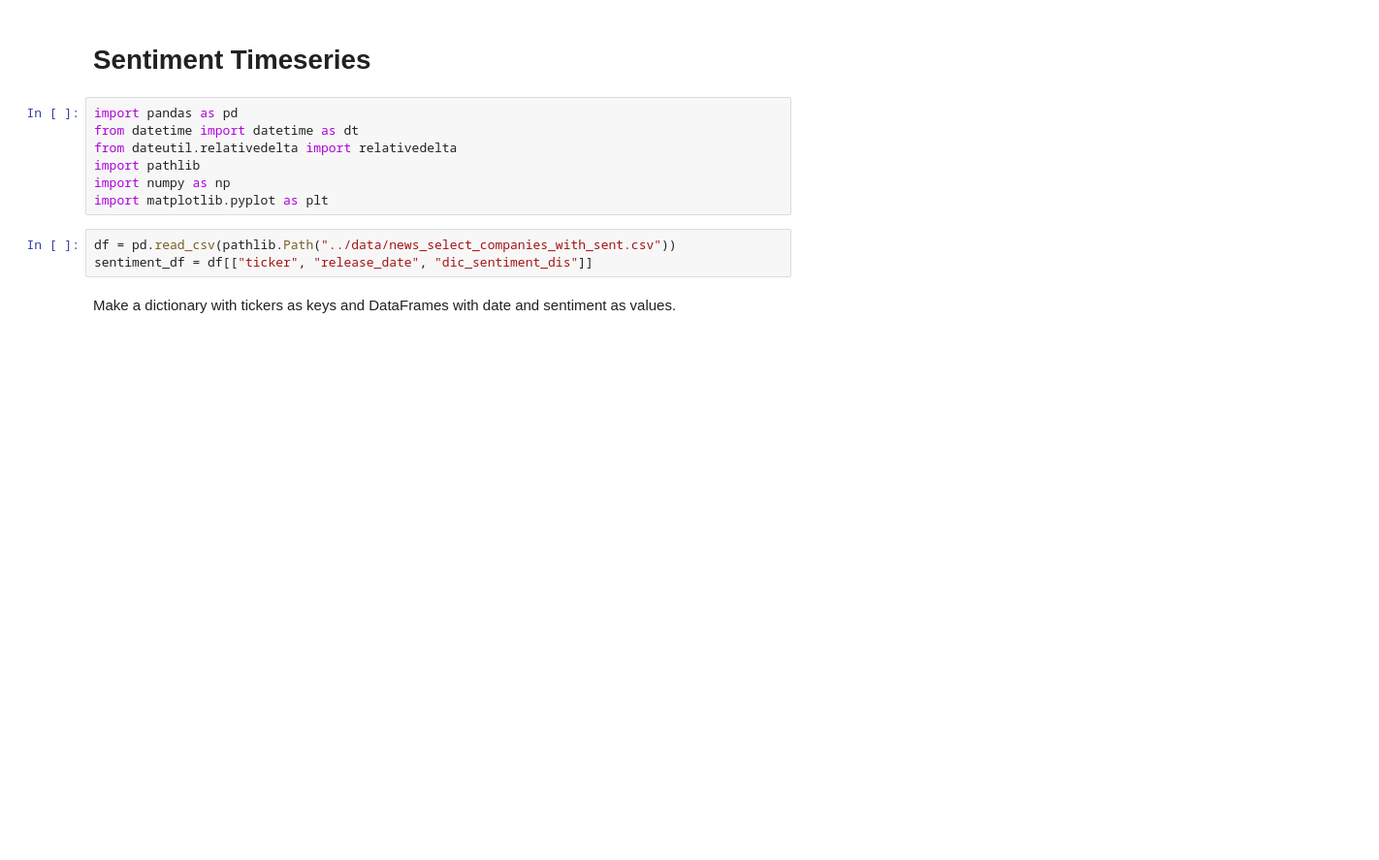
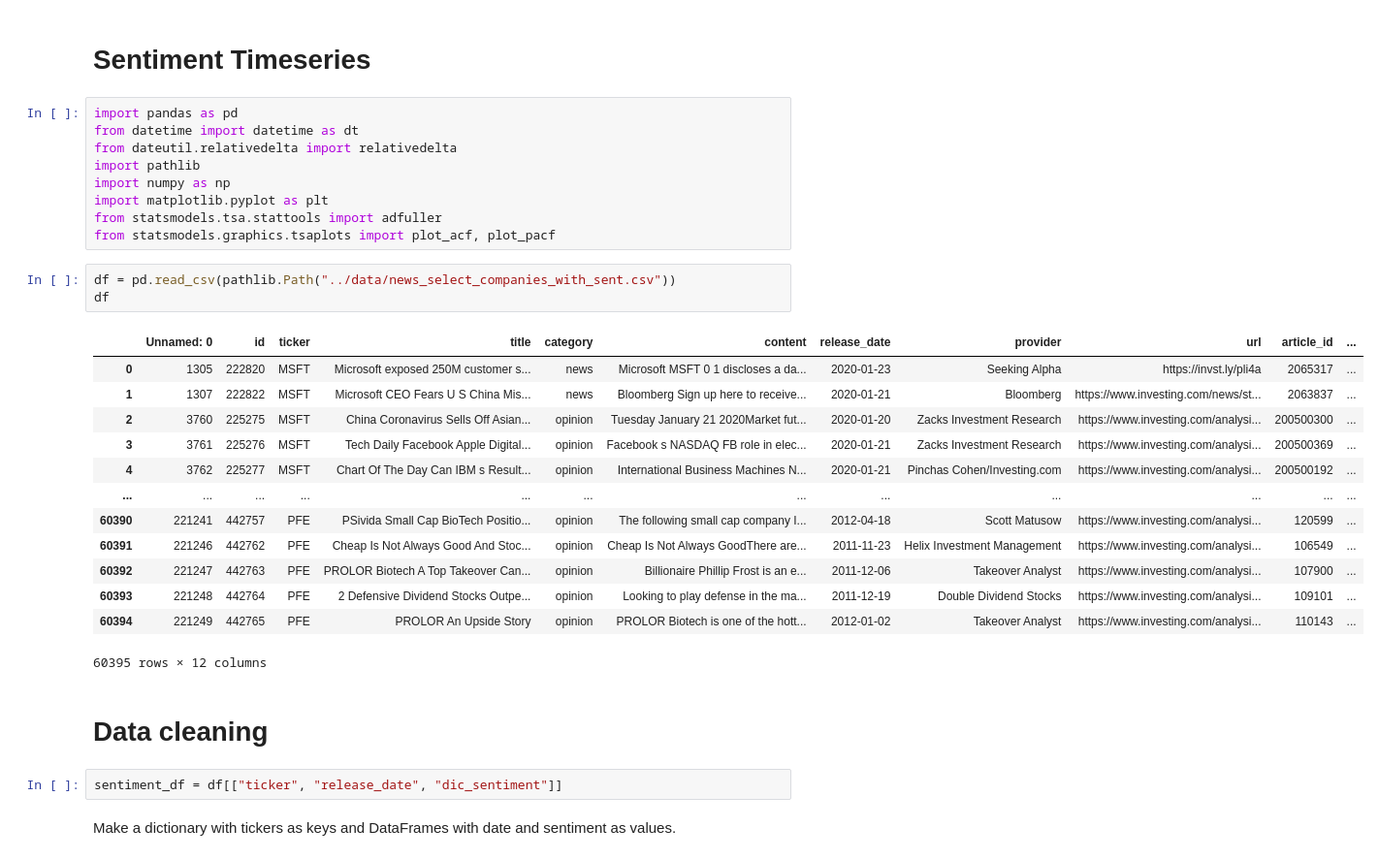
Before and after one commit to DerkNiessink/Project_SDA, a Jupyter notebook: src/Sentiment Timeseries.ipynb, the cells around one changed output. Shown at 97% size. Saved outputs shown, nothing was run; the diff lists cells and outputs as text; blank space fills up the shorter version.

```diff
--- a/src/Sentiment Timeseries.ipynb
+++ b/src/Sentiment Timeseries.ipynb
@@ -7,9 +7,29 @@ from dateutil.relativedelta import relativedelta
 import pathlib
 import numpy as np
 import matplotlib.pyplot as plt
+from statsmodels.tsa.stattools import adfuller
+from statsmodels.graphics.tsaplots import plot_acf, plot_pacf
 # %%
 df = pd.read_csv(pathlib.Path("../data/news_select_companies_with_sent.csv"))
-sentiment_df = df[["ticker", "release_date", "dic_sentiment_dis"]]
+df
+# %% [output]
+|  | Unnamed: 0 | id | ticker | title | category | content | release_date | provider | url | article_id | ... |
+| 0 | 1305 | 222820 | MSFT | Microsoft exposed 250M customer s... | news | Microsoft MSFT 0 1 discloses a da... | 2020-01-23 | Seeking Alpha | https://invst.ly/pli4a | 2065317 | ... |
+| 1 | 1307 | 222822 | MSFT | Microsoft CEO Fears U S China Mis... | news | Bloomberg Sign up here to receive... | 2020-01-21 | Bloomberg | https://www.investing.com/news/st... | 2063837 | ... |
+| 2 | 3760 | 225275 | MSFT | China Coronavirus Sells Off Asian... | opinion | Tuesday January 21 2020Market fut... | 2020-01-20 | Zacks Investment Research | https://www.investing.com/analysi... | 200500300 | ... |
+| 3 | 3761 | 225276 | MSFT | Tech Daily Facebook Apple Digital... | opinion | Facebook s NASDAQ FB role in elec... | 2020-01-21 | Zacks Investment Research | https://www.investing.com/analysi... | 200500369 | ... |
+| 4 | 3762 | 225277 | MSFT | Chart Of The Day Can IBM s Result... | opinion | International Business Machines N... | 2020-01-21 | Pinchas Cohen/Investing.com | https://www.investing.com/analysi... | 200500192 | ... |
+| ... | ... | ... | ... | ... | ... | ... | ... | ... | ... | ... | ... |
+| 60390 | 221241 | 442757 | PFE | PSivida Small Cap BioTech Positio... | opinion | The following small cap company I... | 2012-04-18 | Scott Matusow | https://www.investing.com/analysi... | 120599 | ... |
+| 60391 | 221246 | 442762 | PFE | Cheap Is Not Always Good And Stoc... | opinion | Cheap Is Not Always GoodThere are... | 2011-11-23 | Helix Investment Management | https://www.investing.com/analysi... | 106549 | ... |
+| 60392 | 221247 | 442763 | PFE | PROLOR Biotech A Top Takeover Can... | opinion | Billionaire Phillip Frost is an e... | 2011-12-06 | Takeover Analyst | https://www.investing.com/analysi... | 107900 | ... |
+| 60393 | 221248 | 442764 | PFE | 2 Defensive Dividend Stocks Outpe... | opinion | Looking to play defense in the ma... | 2011-12-19 | Double Dividend Stocks | https://www.investing.com/analysi... | 109101 | ... |
+| 60394 | 221249 | 442765 | PFE | PROLOR An Upside Story | opinion | PROLOR Biotech is one of the hott... | 2012-01-02 | Takeover Analyst | https://www.investing.com/analysi... | 110143 | ... |
+60395 rows × 12 columns
+# %% [markdown]
+# Data cleaning
+# %%
+sentiment_df = df[["ticker", "release_date", "dic_sentiment"]]
 # %% [markdown]
 Make a dictionary with tickers as keys and DataFrames with date and sentiment as values.
 # %%
```
Also changed, not shown: parts of 27 cells of this notebook.
